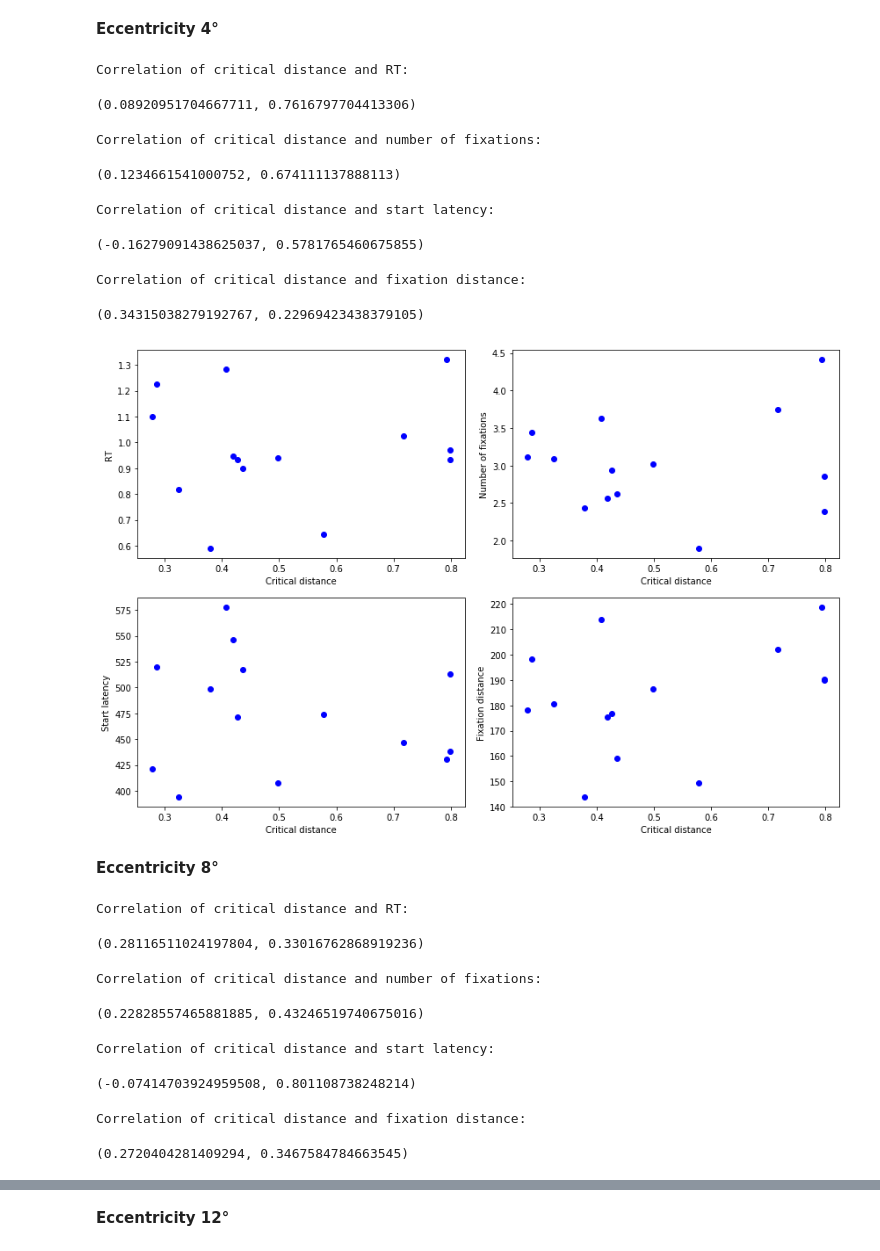
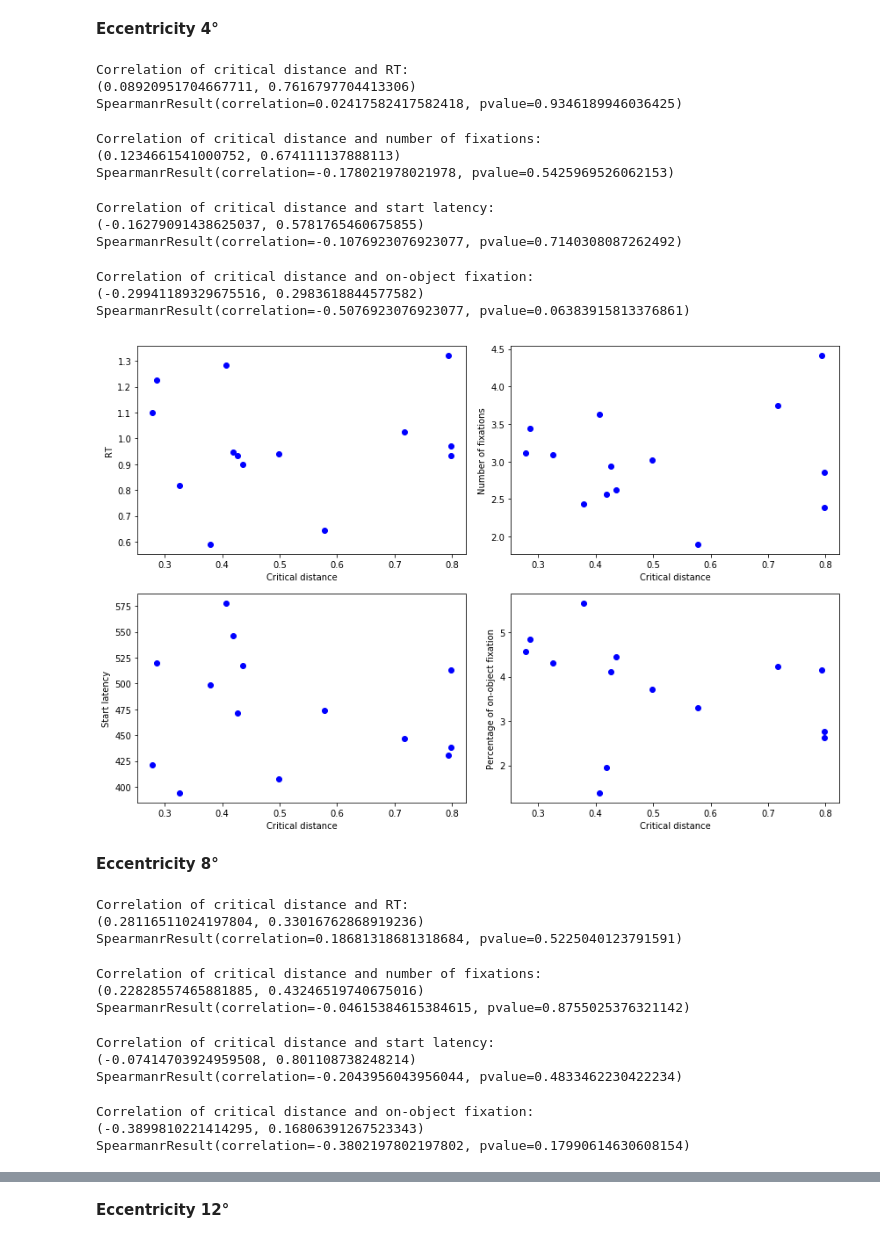
Before and after one commit to iverissimo/Crowding, a Jupyter notebook: Crowding in visual search data analysis.ipynb, the cells around one changed output, grey strips where cells are left out. Drawn from its saved outputs; the diff is of its cells as text; code cells hidden in the pictures.

```diff
--- a/Crowding in visual search data analysis.ipynb
+++ b/Crowding in visual search data analysis.ipynb
@@ -368,11 +390,11 @@ vRes = 1050
 hRes = 1680
 ecc = [4,8,12]
 
-gabor_size_deg = 2.2
+gabor_size_deg = 2.2/2 #divide by 2 to get the radius
 screen_distance = 50
 screen_height = 30
 
-gabor_size_pix = ang2pix(gabor_size_deg,screen_height,screen_distance,vRes)
+gabor_size_pix = ang2pix(gabor_size_deg,screen_height,screen_distance,vRes) #radius in pixels
 # %%
 eye_search_files = []
 for sub in range(len(subjects)):
@@ -546,10 +600,9 @@ for sub in range(len(subjects)):
     fix_dist[sub,1] = np.mean(distances[1])
     fix_dist[sub,2] = np.mean(distances[2])
 
-    percent_on_object[sub,0]=len(on_gabor[0])/len(distances[0])
-    percent_on_object[sub,1]=len(on_gabor[1])/len(distances[1])
-    percent_on_object[sub,2]=len(on_gabor[2])/len(distances[2])
-
+    percent_on_object[sub,0]=len(on_gabor[0])/len(distances[0])*100
+    percent_on_object[sub,1]=len(on_gabor[1])/len(distances[1])*100
+    percent_on_object[sub,2]=len(on_gabor[2])/len(distances[2])*100
 
 mean_fix_dist = np.mean(fix_dist,axis=1)
 mean_on_object = np.mean(percent_on_object, axis=1)
@@ -607,80 +711,96 @@ for sub in range(len(subjects)):
 **Eccentricity 4°**
 # %%
 print('Correlation of critical distance and RT:')
-pearsonr(crit_distance[:,0],rt_ecc_mean[:,0])#gives pearson r and two-tailed p-value
+print(pearsonr(crit_distance[:,0],rt_ecc[:,0]))#gives pearson r and two-tailed p-value
+print(spearmanr(crit_distance[:,0],rt_ecc[:,0]))
 # %% [output]
 Correlation of critical distance and RT:
+(0.08920951704667711, 0.7616797704413306)
+SpearmanrResult(correlation=0.02417582417582418, pvalue=0.9346189946036425)
-(0.08920951704667711, 0.7616797704413306)
 # %%
 print('Correlation of critical distance and number of fixations:')
-pearsonr(crit_distance[:,0],ecc_fix[:,0])
+print(pearsonr(crit_distance[:,0],ecc_fix[:,0]))
+print(spearmanr(crit_distance[:,0],ecc_fix[:,0]))
 # %% [output]
 Correlation of critical distance and number of fixations:
+(0.1234661541000752, 0.674111137888113)
+SpearmanrResult(correlation=-0.178021978021978, pvalue=0.5425969526062153)
-(0.1234661541000752, 0.674111137888113)
 # %%
 print('Correlation of critical distance and start latency:')
-pearsonr(crit_distance[:,0],ecc_lat[:,0])
+print(pearsonr(crit_distance[:,0],ecc_lat[:,0]))
+print(spearmanr(crit_distance[:,0],ecc_lat[:,0]))
 # %% [output]
 Correlation of critical distance and start latency:
+(-0.16279091438625037, 0.5781765460675855)
+SpearmanrResult(correlation=-0.1076923076923077, pvalue=0.7140308087262492)
-(-0.16279091438625037, 0.5781765460675855)
 # %%
-print('Correlation of critical distance and fixation distance:')
-pearsonr(crit_distance[:,0],fix_dist[:,0])
+print('Correlation of critical distance and on-object fixation:')
+print(pearsonr(crit_distance[:,0],percent_on_object[:,0]))
+print(spearmanr(crit_distance[:,0],percent_on_object[:,0]))
 # %% [output]
-Correlation of critical distance and fixation distance:
+Correlation of critical distance and on-object fixation:
+(-0.29941189329675516, 0.2983618844577582)
+SpearmanrResult(correlation=-0.5076923076923077, pvalue=0.06383915813376861)
-(0.34315038279192767, 0.22969423438379105)
 # %%
 plt.figure(figsize=(12,8))
 
 plt.subplot(2,2,1)
-plt.plot(crit_distance[:,0],rt_ecc_mean[:,0], 'bo')
+plt.plot(crit_distance[:,0],rt_ecc[:,0], 'bo')
 plt.xlabel('Critical distance')
 plt.ylabel('RT')
 
 plt.subplot(2,2,2)
 plt.plot(crit_distance[:,0],ecc_fix[:,0], 'bo')
 plt.xlabel('Critical distance')
 plt.ylabel('Number of fixations')
 
 plt.subplot(2,2,3)
 plt.plot(crit_distance[:,0],ecc_lat[:,0], 'bo')
 plt.xlabel('Critical distance')
 plt.ylabel('Start latency')
 
 plt.subplot(2,2,4)
-plt.plot(crit_distance[:,0],fix_dist[:,0], 'bo')
+plt.plot(crit_distance[:,0],percent_on_object[:,0], 'bo')
 plt.xlabel('Critical distance')
-plt.ylabel('Fixation distance')
+plt.ylabel('Percentage of on-object fixation')
 
 plt.tight_layout()
 # %% [output]
-[figure, old version]
+[figure, new version]
 # %% [markdown]
 **Eccentricity 8°**
 # %%
 print('Correlation of critical distance and RT:')
-pearsonr(crit_distance[:,1],rt_ecc_mean[:,1])
+print(pearsonr(crit_distance[:,1],rt_ecc[:,1]))
+print(spearmanr(crit_distance[:,1],rt_ecc[:,1]))
 # %% [output]
 Correlation of critical distance and RT:
+(0.28116511024197804, 0.33016762868919236)
+SpearmanrResult(correlation=0.18681318681318684, pvalue=0.5225040123791591)
-(0.28116511024197804, 0.33016762868919236)
 # %%
 print('Correlation of critical distance and number of fixations:')
-pearsonr(crit_distance[:,1],ecc_fix[:,1])
+print(pearsonr(crit_distance[:,1],ecc_fix[:,1]))
+print(spearmanr(crit_distance[:,1],ecc_fix[:,1]))
 # %% [output]
 Correlation of critical distance and number of fixations:
+(0.22828557465881885, 0.43246519740675016)
+SpearmanrResult(correlation=-0.04615384615384615, pvalue=0.8755025376321142)
-(0.22828557465881885, 0.43246519740675016)
 # %%
 print('Correlation of critical distance and start latency:')
-pearsonr(crit_distance[:,1],ecc_lat[:,1])
+print(pearsonr(crit_distance[:,1],ecc_lat[:,1]))
+print(spearmanr(crit_distance[:,1],ecc_lat[:,1]))
 # %% [output]
 Correlation of critical distance and start latency:
+(-0.07414703924959508, 0.801108738248214)
+SpearmanrResult(correlation=-0.2043956043956044, pvalue=0.4833462230422234)
-(-0.07414703924959508, 0.801108738248214)
 # %%
-print('Correlation of critical distance and fixation distance:')
-pearsonr(crit_distance[:,1],fix_dist[:,1])
+print('Correlation of critical distance and on-object fixation:')
+print(pearsonr(crit_distance[:,1],percent_on_object[:,1]))
+print(spearmanr(crit_distance[:,1],percent_on_object[:,1]))
 # %% [output]
-Correlation of critical distance and fixation distance:
+Correlation of critical distance and on-object fixation:
+(-0.3899810221414295, 0.16806391267523343)
+SpearmanrResult(correlation=-0.3802197802197802, pvalue=0.17990614630608154)
-(0.2720404281409294, 0.3467584784663545)
 # %%
 plt.figure(figsize=(12,8))
 
```
Also changed, not shown: parts of 23 cells of this notebook.
